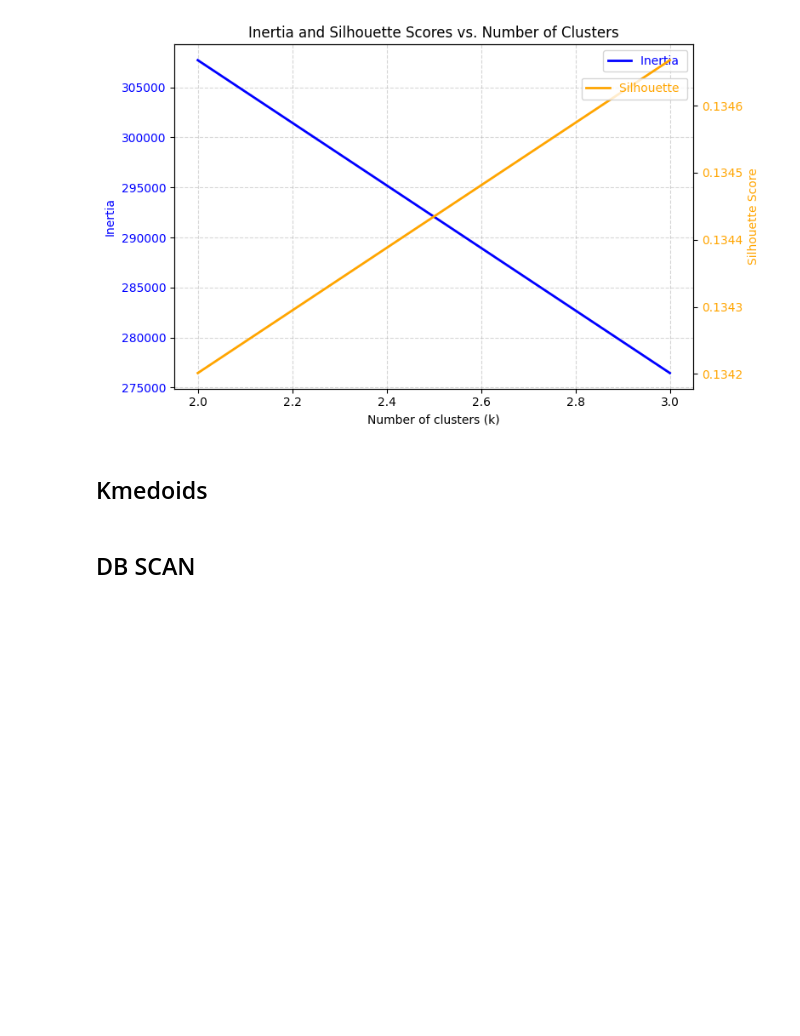
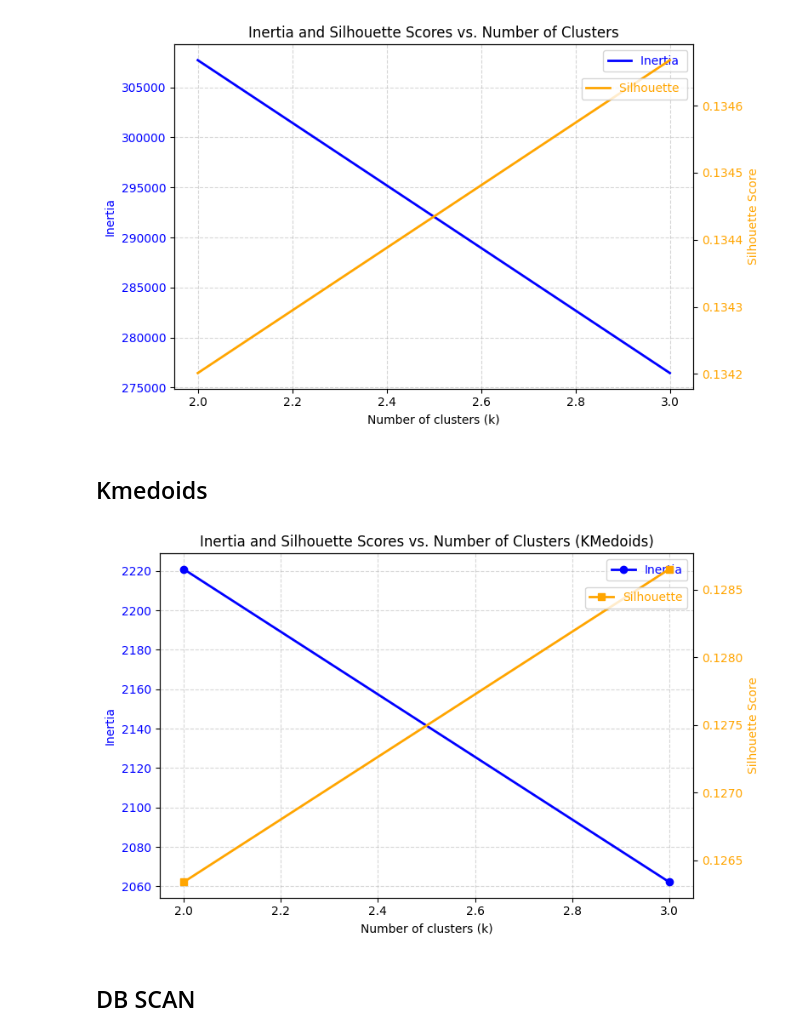
Before and after one commit to andrzejewskimaciej/ML_Intro_Projects, a Jupyter notebook: Project 2 - clustering/04_Clustering.ipynb, the cells around one changed output. Saved outputs shown, nothing was run; the diff lists cells and outputs as text; code cells hidden in the pictures; blank space fills up the shorter version.

```diff
--- a/Project 2 - clustering/04_Clustering.ipynb
+++ b/Project 2 - clustering/04_Clustering.ipynb
@@ -329,3 +377,7 @@ def KMedoids_plotter(X, lower_bound=2, upper_bound=20, metric='euclidean'):
     plt.title('Inertia and Silhouette Scores vs. Number of Clusters (KMedoids)')
     plt.tight_layout()
     plt.show()
+# %%
+KMedoids_plotter(df,2,3,'gower')
+# %% [output]
+[figure, added]
```
Also changed, not shown: parts of 12 cells of this notebook, 6 other files.
